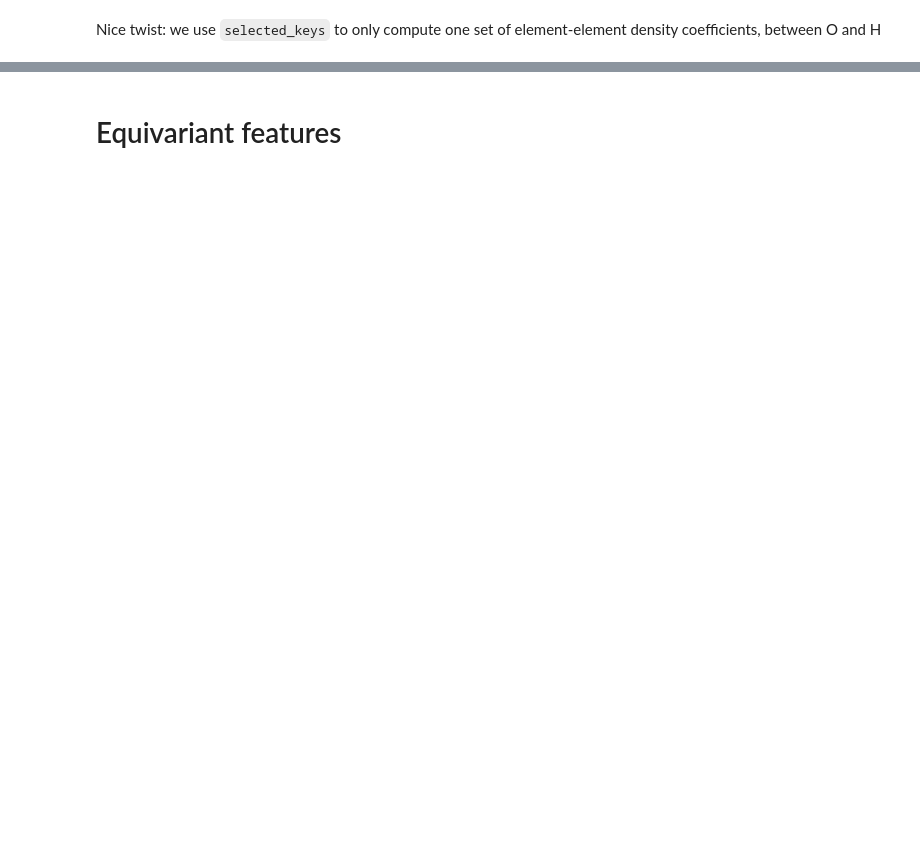
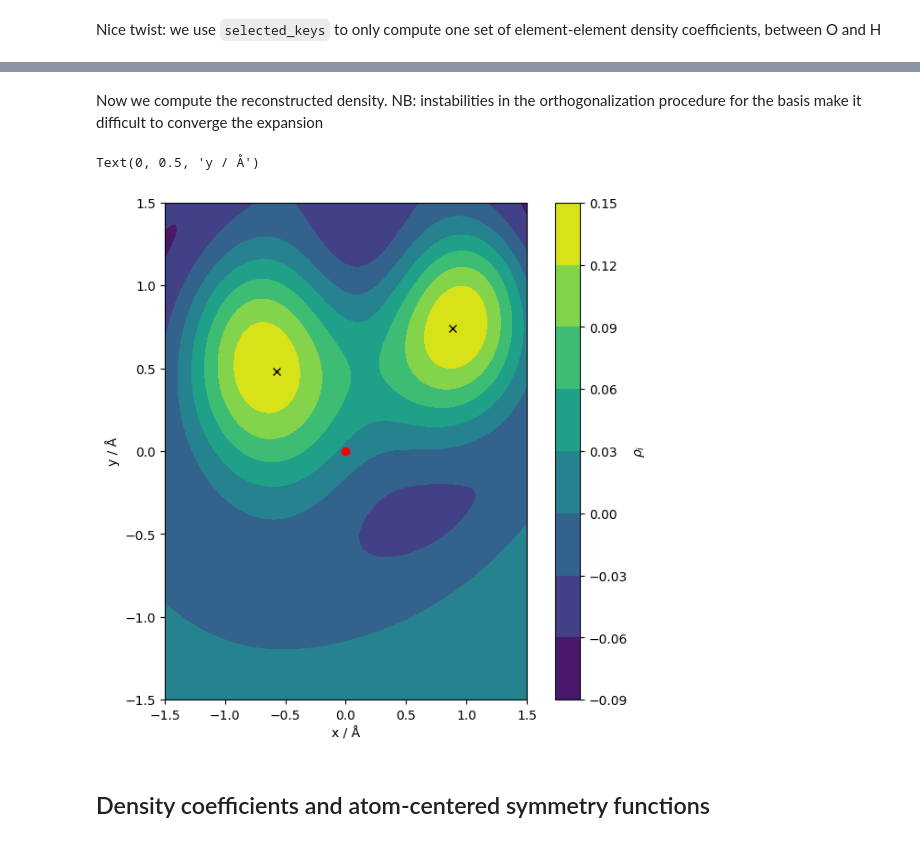
Before and after one commit to ceriottm/ale-notebooks, a Jupyter notebook: lecture-2.ipynb, the cells around one changed output, grey strips where cells are left out. Drawn from its saved outputs; the diff is of its cells as text; code cells hidden in the pictures; blank space fills up the shorter version.

```diff
--- a/lecture-2.ipynb
+++ b/lecture-2.ipynb
@@ -214,7 +218,9 @@ Features are standardized so that complete failure in reconstructing the target
 # we restrict the analysis to O-centered features, so there is one environment per structure.
 # we use `metatensor` utilities to consolidate l,m indices in the property block, and select exclusively
 # the blocks associated with O centers and H neighbors
-block = rhoi.components_to_properties(["spherical_harmonics_m"]).keys_to_properties(["spherical_harmonics_l"]).block(species_center=8, species_neighbor=1)
+block = (rhoi.components_to_properties(["spherical_harmonics_m"])
+             .keys_to_properties(["spherical_harmonics_l"])
+             .block(species_center=8, species_neighbor=1))
 # %% [markdown]
 First, we look how density-expansion coefficients compare with the naive descriptors based on the Cartesian coordinates of the H atoms
 relative to the O (which sits at the origin).
@@ -377,7 +383,0 @@ def real_space_rho(x, cnlm):
-# %%
-ngrid = 40
-iframe = 15
-grid = np.array(list(itertools.product(np.linspace(-2,2,ngrid), np.linspace(-2,2,ngrid), [0]))
-               ).reshape(-1,3)
-cnlm = mt.slice(rhoi_oh, axis="samples", labels=Labels("structure", np.array([[iframe]])))
-rbf = real_space_rho(grid, cnlm)
@@ -481,2 +383,0 @@ plt.plot(rgrid, Rnl[(1,1)])
-# %% [markdown]
-# Equivariant features
@@ -482,0 +390,37 @@ plt.plot(rgrid, Rnl[(1,1)])
+# %%
+# a utility function to compute the density projected on a list of 3D points
+def real_space_rho(x, cnlm, hypers):
+    sph = sc.SphericalHarmonics(l_max=hypers["max_angular"], normalized=True).compute(x)
+    values = np.zeros(x.shape[0])
+    for key, block in cnlm.items():
+        l = key["spherical_harmonics_l"]
+        for n in range(hypers["max_radial"]):
+            rbf = basis_functions.compute(n, l, np.sqrt(np.sum(x**2,axis=1)) )
+            sph_l = (sph[:, l*l:(l+1)*(l+1)] @ block.values[0, :, n])
+        values += rbf*sph_l
+    return values
+# %% [markdown]
+Now we compute the reconstructed density.
+NB: instabilities in the orthogonalization procedure for the basis make it difficult to converge the expansion
+# %%
+ngrid = 100
+iframe = 15
+grid = np.array(list(itertools.product(np.linspace(-1.5,1.5,ngrid), np.linspace(-1.5,1.5,ngrid), [0]))
+               ).reshape(-1,3)
+# this selects the coefficients for a single structure
+cnlm = mt.slice(rhoi_oh, axis="samples", labels=Labels("structure", np.array([[iframe]])))
+rbf = real_space_rho(grid, cnlm, hypers)
+# %%
+fig, ax = plt.subplots(1,1,figsize=(6,6), constrained_layout=True)
+ctf = ax.contourf(grid[:,0].reshape(ngrid,ngrid), grid[:,1].reshape(ngrid,ngrid),
+             rbf.reshape(ngrid,ngrid))
+fig.colorbar(ctf, label=r'$\rho_i$')
+ax.plot(h2o_frames[iframe].positions[1:,0], h2o_frames[iframe].positions[1:,1], 'kx')
+ax.plot(h2o_frames[iframe].positions[:1,0], h2o_frames[iframe].positions[:1,1], 'ro')
+ax.set_xlabel('x / Å')
+ax.set_ylabel('y / Å')
+# %% [output]
+Text(0, 0.5, 'y / Å')
+[figure, added]
+# %% [markdown]
+## Density coefficients and atom-centered symmetry functions
```
Also changed, not shown: parts of 87 cells of this notebook, 2 other files.
